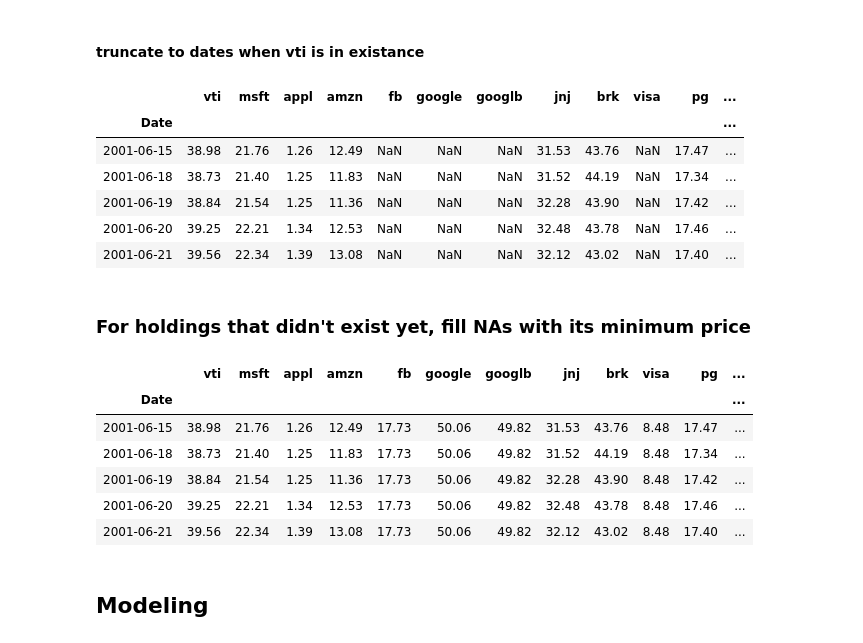
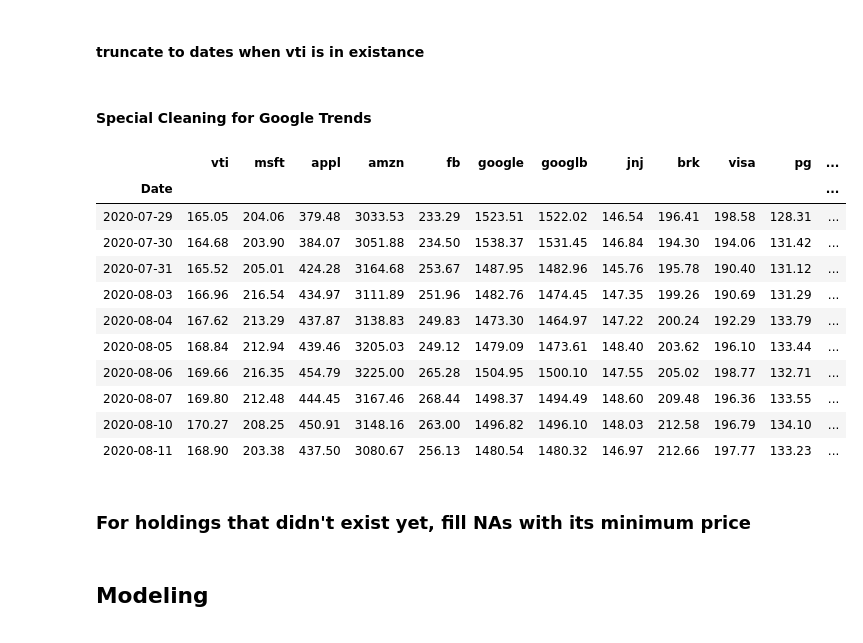
Before and after one commit to MKevinEvans/TensorFlow_stock_price_predictor, a Jupyter notebook: LSTM_Tensor_Flow_VTI.ipynb, the cells around one changed output. Saved outputs shown, nothing was run; the diff lists cells and outputs as text; code cells hidden in the pictures.

```diff
--- a/LSTM_Tensor_Flow_VTI.ipynb
+++ b/LSTM_Tensor_Flow_VTI.ipynb
@@ -70,0 +94,2 @@ g_trends = g_trends[1:]
+# %%
+g_trends_daily.rename(columns={'vti: (United States)': 'avg_searches', 'Month': 'Date'}, inplace=True)
@@ -87,13 +119,5 @@ df = pd.concat([vti_hist.Close.rename('vti'),
 #### truncate to dates when vti is in existance
 # %%
 df = df.loc['2001-06-15':]
-# %%
-df.head()
-# %% [output]
-|  | vti | msft | appl | amzn | fb | google | googlb | jnj | brk | visa | pg | ... |
-| Date |  |  |  |  |  |  |  |  |  |  |  | ... |
-| 2001-06-15 | 38.98 | 21.76 | 1.26 | 12.49 | NaN | NaN | NaN | 31.53 | 43.76 | NaN | 17.47 | ... |
-| 2001-06-18 | 38.73 | 21.40 | 1.25 | 11.83 | NaN | NaN | NaN | 31.52 | 44.19 | NaN | 17.34 | ... |
-| 2001-06-19 | 38.84 | 21.54 | 1.25 | 11.36 | NaN | NaN | NaN | 32.28 | 43.90 | NaN | 17.42 | ... |
-| 2001-06-20 | 39.25 | 22.21 | 1.34 | 12.53 | NaN | NaN | NaN | 32.48 | 43.78 | NaN | 17.46 | ... |
-| 2001-06-21 | 39.56 | 22.34 | 1.39 | 13.08 | NaN | NaN | NaN | 32.12 | 43.02 | NaN | 17.40 | ... |
+# %% [markdown]
+#### Special Cleaning for Google Trends
@@ -99,0 +127,15 @@ df.head()
+# %%
+df.tail(10)
+# %% [output]
+|  | vti | msft | appl | amzn | fb | google | googlb | jnj | brk | visa | pg | ... |
+| Date |  |  |  |  |  |  |  |  |  |  |  | ... |
+| 2020-07-29 | 165.05 | 204.06 | 379.48 | 3033.53 | 233.29 | 1523.51 | 1522.02 | 146.54 | 196.41 | 198.58 | 128.31 | ... |
+| 2020-07-30 | 164.68 | 203.90 | 384.07 | 3051.88 | 234.50 | 1538.37 | 1531.45 | 146.84 | 194.30 | 194.06 | 131.42 | ... |
+| 2020-07-31 | 165.52 | 205.01 | 424.28 | 3164.68 | 253.67 | 1487.95 | 1482.96 | 145.76 | 195.78 | 190.40 | 131.12 | ... |
+| 2020-08-03 | 166.96 | 216.54 | 434.97 | 3111.89 | 251.96 | 1482.76 | 1474.45 | 147.35 | 199.26 | 190.69 | 131.29 | ... |
+| 2020-08-04 | 167.62 | 213.29 | 437.87 | 3138.83 | 249.83 | 1473.30 | 1464.97 | 147.22 | 200.24 | 192.29 | 133.79 | ... |
+| 2020-08-05 | 168.84 | 212.94 | 439.46 | 3205.03 | 249.12 | 1479.09 | 1473.61 | 148.40 | 203.62 | 196.10 | 133.44 | ... |
+| 2020-08-06 | 169.66 | 216.35 | 454.79 | 3225.00 | 265.28 | 1504.95 | 1500.10 | 147.55 | 205.02 | 198.77 | 132.71 | ... |
+| 2020-08-07 | 169.80 | 212.48 | 444.45 | 3167.46 | 268.44 | 1498.37 | 1494.49 | 148.60 | 209.48 | 196.36 | 133.55 | ... |
+| 2020-08-10 | 170.27 | 208.25 | 450.91 | 3148.16 | 263.00 | 1496.82 | 1496.10 | 148.03 | 212.58 | 196.79 | 134.10 | ... |
+| 2020-08-11 | 168.90 | 203.38 | 437.50 | 3080.67 | 256.13 | 1480.54 | 1480.32 | 146.97 | 212.66 | 197.77 | 133.23 | ... |
@@ -102,16 +146,6 @@ df.head()
 # %%
 for col in df.columns:
     df[col].fillna(df[col].min(), inplace=True)
-# %%
-df.head()
-# %% [output]
-|  | vti | msft | appl | amzn | fb | google | googlb | jnj | brk | visa | pg | ... |
-| Date |  |  |  |  |  |  |  |  |  |  |  | ... |
-| 2001-06-15 | 38.98 | 21.76 | 1.26 | 12.49 | 17.73 | 50.06 | 49.82 | 31.53 | 43.76 | 8.48 | 17.47 | ... |
-| 2001-06-18 | 38.73 | 21.40 | 1.25 | 11.83 | 17.73 | 50.06 | 49.82 | 31.52 | 44.19 | 8.48 | 17.34 | ... |
-| 2001-06-19 | 38.84 | 21.54 | 1.25 | 11.36 | 17.73 | 50.06 | 49.82 | 32.28 | 43.90 | 8.48 | 17.42 | ... |
-| 2001-06-20 | 39.25 | 22.21 | 1.34 | 12.53 | 17.73 | 50.06 | 49.82 | 32.48 | 43.78 | 8.48 | 17.46 | ... |
-| 2001-06-21 | 39.56 | 22.34 | 1.39 | 13.08 | 17.73 | 50.06 | 49.82 | 32.12 | 43.02 | 8.48 | 17.40 | ... |
 # %% [markdown]
 ## Modeling
 # %% [markdown]
```
Also changed, not shown: parts of 22 cells of this notebook.
